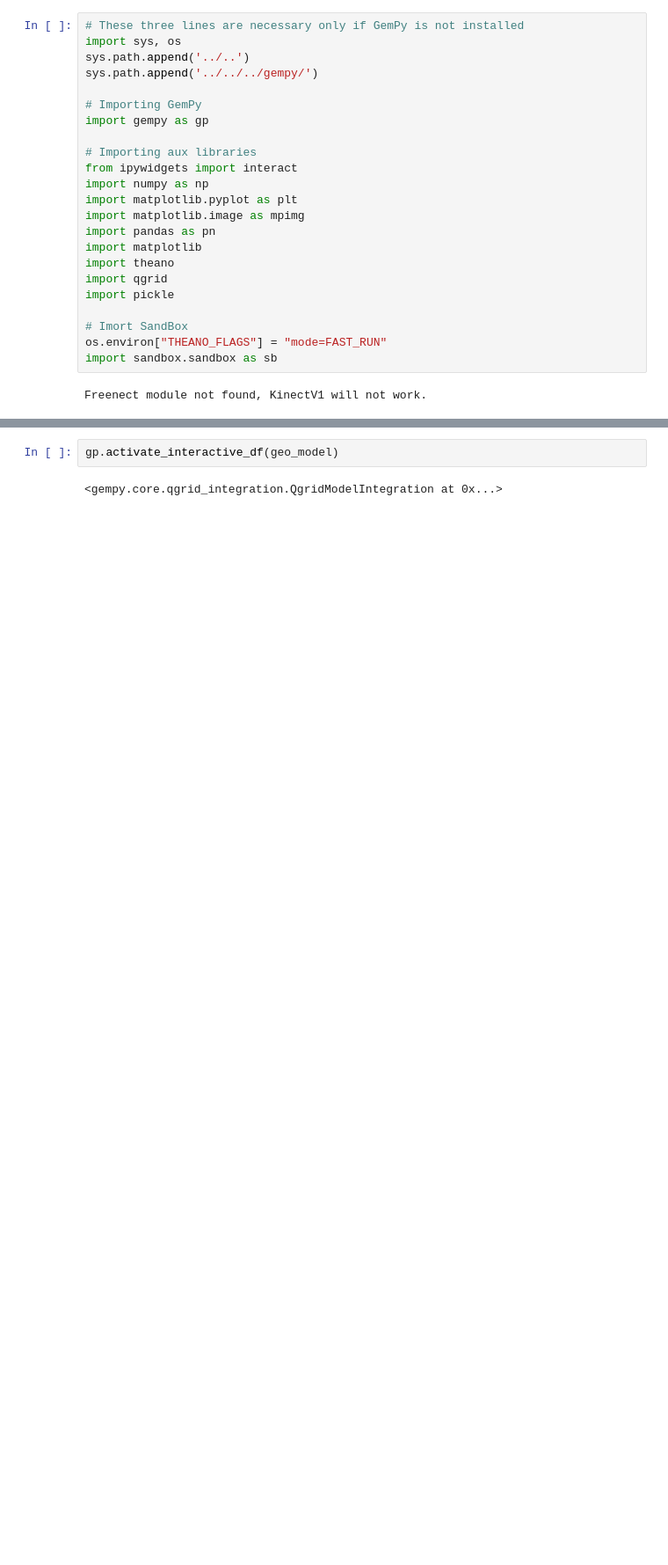
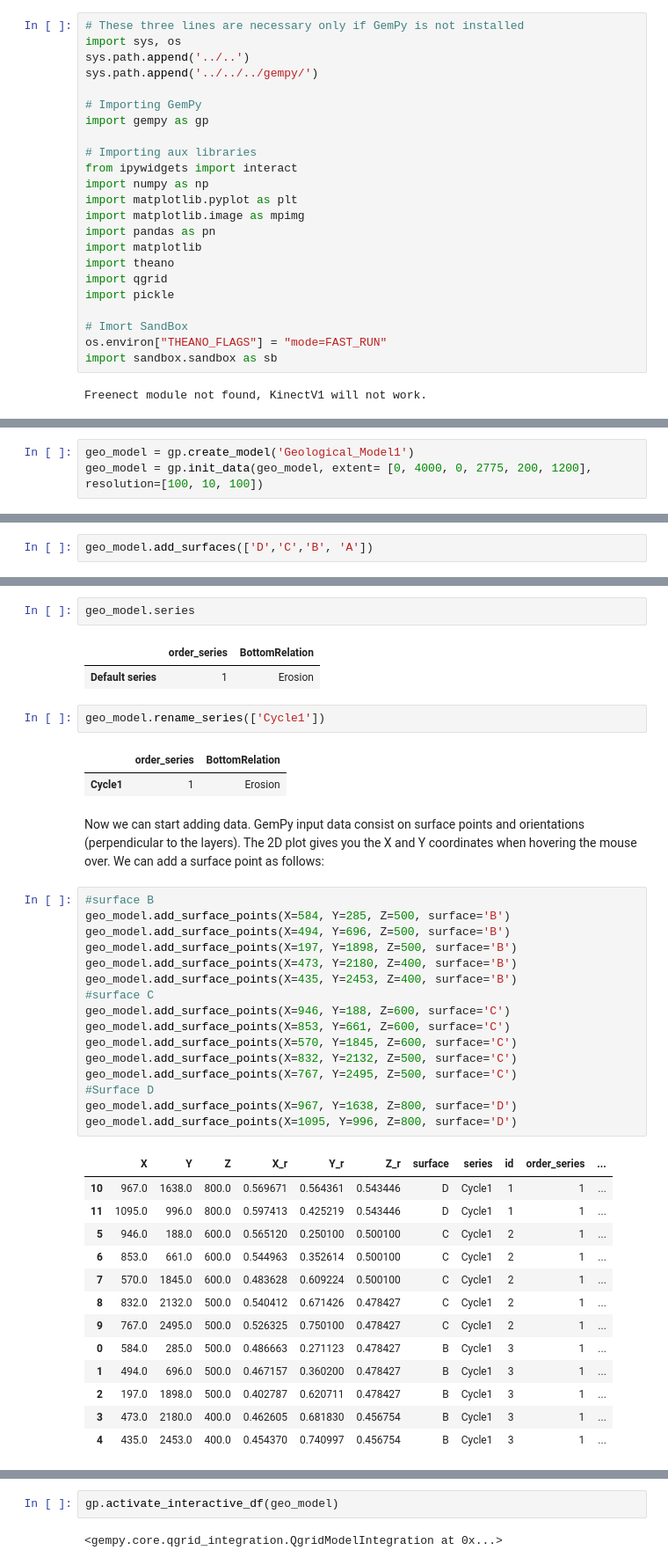
Before and after one commit to cgre-aachen/open_AR_Sandbox, a Jupyter notebook: notebooks/prototypes/model_construction_sandbox_Qgrid.ipynb, the cells around one changed output, grey strips where cells are left out. Shown at 88% size. Drawn from its saved outputs; the diff is of its cells as text; blank space fills up the shorter version.

```diff
--- a/notebooks/prototypes/model_construction_sandbox_Qgrid.ipynb
+++ b/notebooks/prototypes/model_construction_sandbox_Qgrid.ipynb
@@ -107,0 +38,3 @@ Fault colors changed. If you do not like this behavior, set change_color to Fals
+# %%
+geo_model = gp.create_model('Geological_Model1')
+geo_model = gp.init_data(geo_model, extent= [0, 4000, 0, 2775, 200, 1200], resolution=[100, 10, 100])
@@ -107,0 +113,2 @@ Fault colors changed. If you do not like this behavior, set change_color to Fals
+# %%
+geo_model.add_surfaces(['D','C','B', 'A'])
@@ -107,0 +123,42 @@ Fault colors changed. If you do not like this behavior, set change_color to Fals
+# %%
+geo_model.series
+# %% [output]
+|  | order_series | BottomRelation |
+| Default series | 1 | Erosion |
+# %%
+geo_model.rename_series(['Cycle1'])
+# %% [output]
+|  | order_series | BottomRelation |
+| Cycle1 | 1 | Erosion |
+# %% [markdown]
+Now we can start adding data. GemPy input data consist on surface points and orientations (perpendicular to the layers). The 2D plot gives you the X and Y coordinates when hovering the mouse over. We can add a surface point as follows:
+# %%
+#surface B
+geo_model.add_surface_points(X=584, Y=285, Z=500, surface='B')
+geo_model.add_surface_points(X=494, Y=696, Z=500, surface='B')
+geo_model.add_surface_points(X=197, Y=1898, Z=500, surface='B')
+geo_model.add_surface_points(X=473, Y=2180, Z=400, surface='B')
+geo_model.add_surface_points(X=435, Y=2453, Z=400, surface='B')
+#surface C
+geo_model.add_surface_points(X=946, Y=188, Z=600, surface='C')
+geo_model.add_surface_points(X=853, Y=661, Z=600, surface='C')
+geo_model.add_surface_points(X=570, Y=1845, Z=600, surface='C')
+geo_model.add_surface_points(X=832, Y=2132, Z=500, surface='C')
+geo_model.add_surface_points(X=767, Y=2495, Z=500, surface='C')
+#Surface D
+geo_model.add_surface_points(X=967, Y=1638, Z=800, surface='D')
+geo_model.add_surface_points(X=1095, Y=996, Z=800, surface='D')
+# %% [output]
+|  | X | Y | Z | X_r | Y_r | Z_r | surface | series | id | order_series | ... |
+| 10 | 967.0 | 1638.0 | 800.0 | 0.569671 | 0.564361 | 0.543446 | D | Cycle1 | 1 | 1 | ... |
+| 11 | 1095.0 | 996.0 | 800.0 | 0.597413 | 0.425219 | 0.543446 | D | Cycle1 | 1 | 1 | ... |
+| 5 | 946.0 | 188.0 | 600.0 | 0.565120 | 0.250100 | 0.500100 | C | Cycle1 | 2 | 1 | ... |
+| 6 | 853.0 | 661.0 | 600.0 | 0.544963 | 0.352614 | 0.500100 | C | Cycle1 | 2 | 1 | ... |
+| 7 | 570.0 | 1845.0 | 600.0 | 0.483628 | 0.609224 | 0.500100 | C | Cycle1 | 2 | 1 | ... |
+| 8 | 832.0 | 2132.0 | 500.0 | 0.540412 | 0.671426 | 0.478427 | C | Cycle1 | 2 | 1 | ... |
+| 9 | 767.0 | 2495.0 | 500.0 | 0.526325 | 0.750100 | 0.478427 | C | Cycle1 | 2 | 1 | ... |
+| 0 | 584.0 | 285.0 | 500.0 | 0.486663 | 0.271123 | 0.478427 | B | Cycle1 | 3 | 1 | ... |
+| 1 | 494.0 | 696.0 | 500.0 | 0.467157 | 0.360200 | 0.478427 | B | Cycle1 | 3 | 1 | ... |
+| 2 | 197.0 | 1898.0 | 500.0 | 0.402787 | 0.620711 | 0.478427 | B | Cycle1 | 3 | 1 | ... |
+| 3 | 473.0 | 2180.0 | 400.0 | 0.462605 | 0.681830 | 0.456754 | B | Cycle1 | 3 | 1 | ... |
+| 4 | 435.0 | 2453.0 | 400.0 | 0.454370 | 0.740997 | 0.456754 | B | Cycle1 | 3 | 1 | ... |
```
Also changed, not shown: parts of 94 cells of this notebook, 1 other file.
